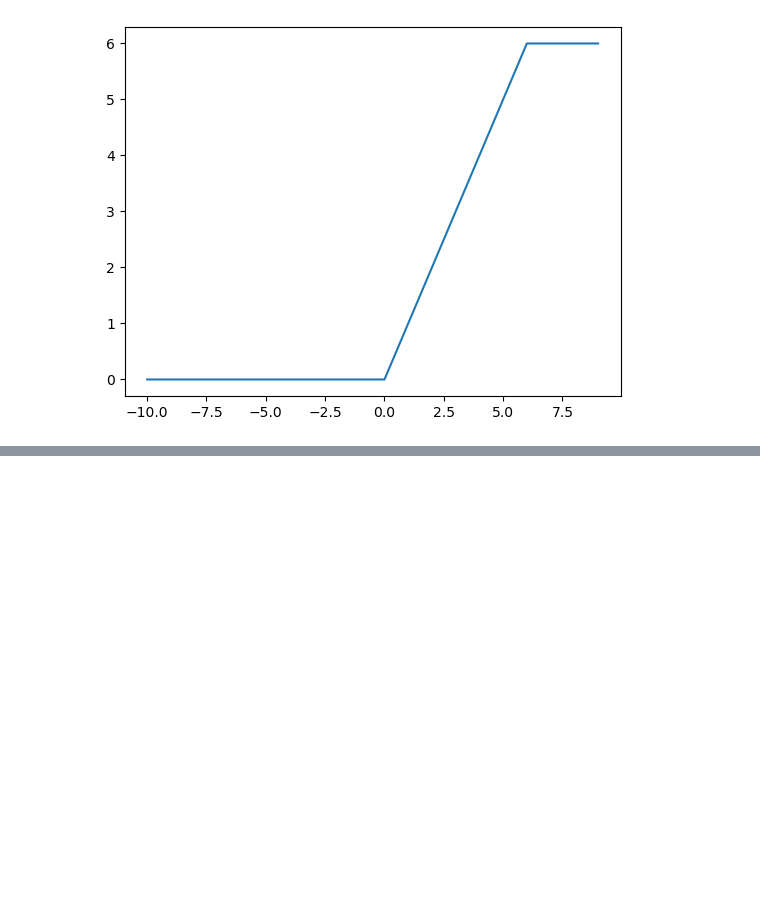
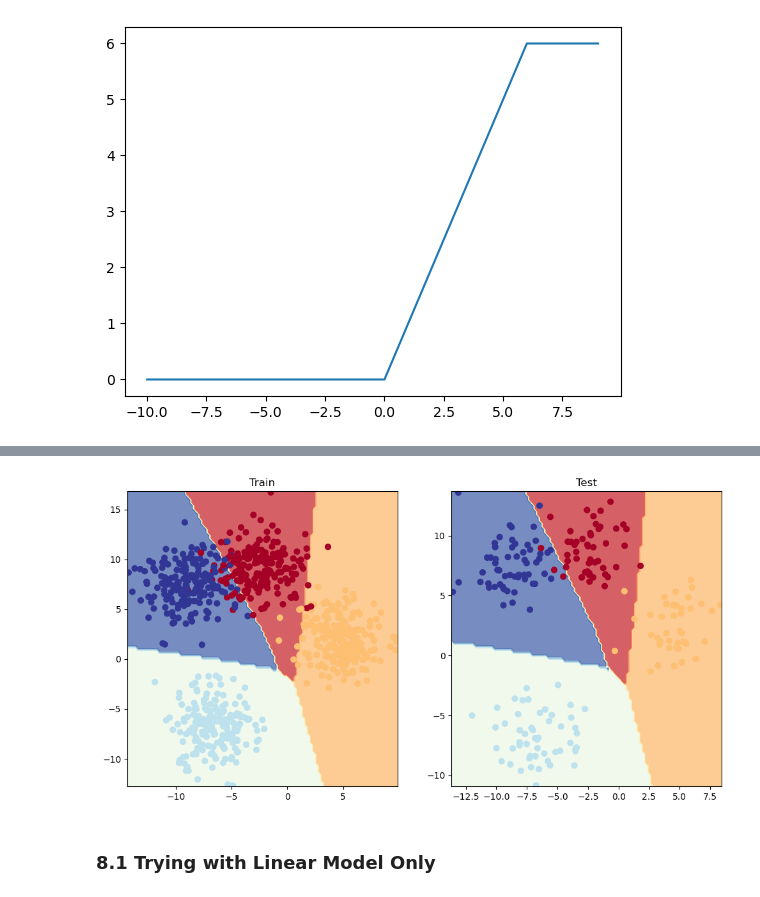
Before and after one commit to ShivangamSoni/PyTorch-Learn, a Jupyter notebook: 02_classification.ipynb, the cells around one changed output, grey strips where cells are left out. Saved outputs shown, nothing was run; the diff lists cells and outputs as text; code cells hidden in the pictures; blank space fills up the shorter version.

```diff
--- a/02_classification.ipynb
+++ b/02_classification.ipynb
@@ -1064,0 +1134,17 @@ plt.plot(A, relu6(A))
+# %%
+class BlobModel(nn.Module):
+    def __init__(self, in_features, out_features, hidden_units=8):
+        super().__init__()
+        self.linear_layer_stack = nn.Sequential(
+            nn.Linear(in_features=in_features, out_features=hidden_units),
+            nn.ReLU(),
+            nn.Linear(in_features=hidden_units, out_features=hidden_units),
+            nn.ReLU(),
+            nn.Linear(in_features=hidden_units, out_features=out_features)
+        )
+
+    def forward(self, x):
+        return self.linear_layer_stack(x)
+
+model_0 = BlobModel(2, 4).to(device)
+model_0, model_0.state_dict()
@@ -1064,0 +1322,18 @@ plt.plot(A, relu6(A))
+# %%
+tmp = BlobModel(2, 4)
+tmp.load_state_dict(model_0.state_dict())
+
+
+plt.figure(figsize=(12, 6))
+
+plt.subplot(1, 2, 1)
+plt.title("Train")
+plot_decision_boundary(tmp, X_train, y_train)
+
+plt.subplot(1, 2, 2)
+plt.title("Test")
+plot_decision_boundary(tmp, X_test, y_test)
+# %% [output]
+[figure, added]
+# %% [markdown]
+### 8.1 Trying with Linear Model Only
```
Also changed, not shown: parts of 42 cells of this notebook.
